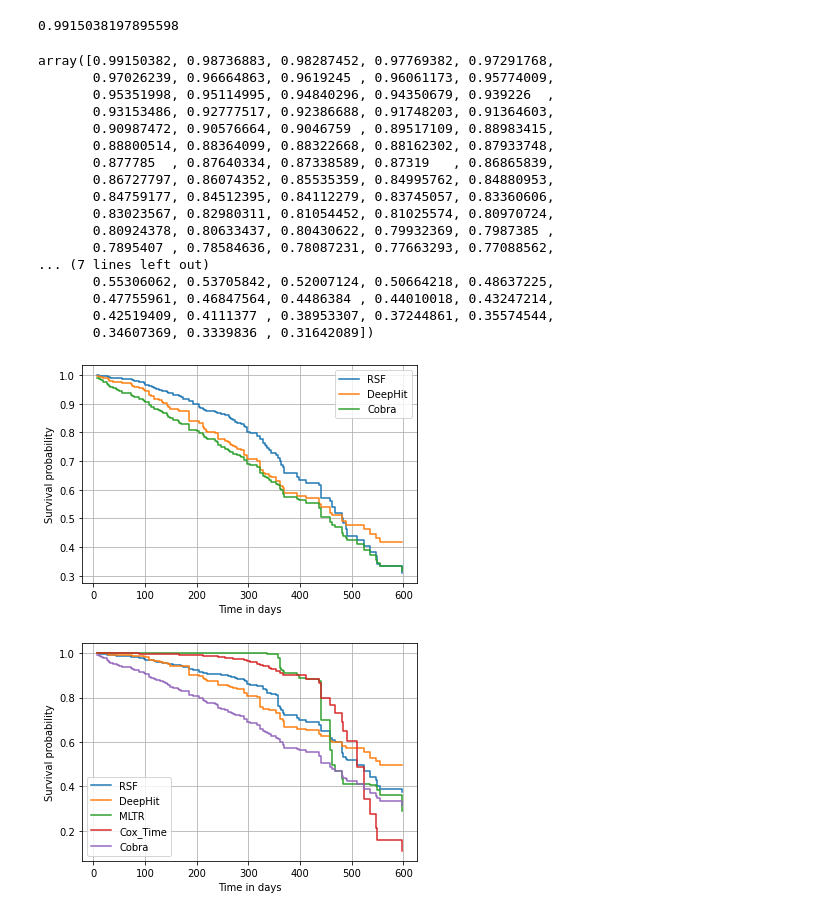
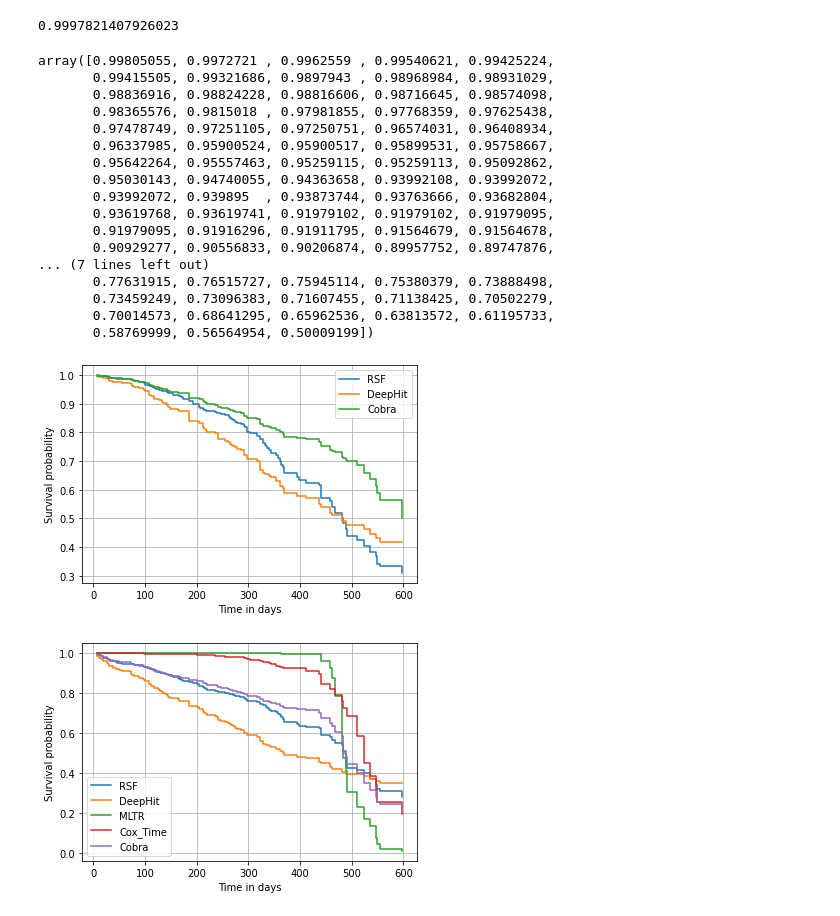
Before and after one commit to aiBotShubham/MA691-Cobra-5, a Jupyter notebook: Cobra Aggregation .ipynb, the cells around one changed output. Drawn from its saved outputs; the diff is of its cells as text; code cells hidden in the pictures.

```diff
--- a/Cobra Aggregation .ipynb
+++ b/Cobra Aggregation .ipynb
@@ -17,7 +17,7 @@ import logging
 import numbers
 # %%
 random_state = 20
-epsilon = 0.1
+epsilon = 0.001
 machine_list = ['RSF','DeepHit','MLTR','Cox_Time']
 n_patients = 312
 # %%
@@ -122,7 +118,7 @@ def get_points(patient_id,time,epsilon, alpha = 4,info = True):
             except (ValueError, TypeError) as e:
                 logger.info("Error in indice selection")
                 continue
-
+#     print(select)
     points = []
 #     # count is the indice number.
     for count in range(0, n_patients):
@@ -131,7 +127,7 @@ def get_points(patient_id,time,epsilon, alpha = 4,info = True):
         for machine in select:
             if count in select[machine]:
                 row_check += 1
-        if row_check <= alpha:
+        if row_check == alpha:
             points.append(count)
 
 #     # if no points are selected, return 0
@@ -148,5 +144,6 @@ def get_points(patient_id,time,epsilon, alpha = 4,info = True):
 
 #     if info:
 #         return avg, points
+#     print('No of Points for patient',patient_id,'==',len(points))
     return points
 # %%
@@ -166,9 +165,9 @@ def agregate(patient_id,time,epsilon, alpha = 4,info = True, test = False):
             print(machine, machine_predictions[machine][patient_id])
     return avg
 # %%
-agregate(0,0,0.001,4,True)
+agregate(5,0,0.001,4,True)
 # %% [output]
-0.9915038197895598
+0.9997821407926023
 # %%
 # Get cobra predictions
 def cobra_surv(patient_id, epsilon, alpha = 4):
@@ -181,23 +181,23 @@ cobra_predictions = cobra_surv(1, 0.001, alpha = 4)
 # %%
 cobra_predictions
 # %% [output]
-array([0.99150382, 0.98736883, 0.98287452, 0.97769382, 0.97291768,
-       0.97026239, 0.96664863, 0.9619245 , 0.96061173, 0.95774009,
-       0.95351998, 0.95114995, 0.94840296, 0.94350679, 0.939226  ,
-       0.93153486, 0.92777517, 0.92386688, 0.91748203, 0.91364603,
-       0.90987472, 0.90576664, 0.9046759 , 0.89517109, 0.88983415,
-       0.88800514, 0.88364099, 0.88322668, 0.88162302, 0.87933748,
-       0.877785  , 0.87640334, 0.87338589, 0.87319   , 0.86865839,
-       0.86727797, 0.86074352, 0.85535359, 0.84995762, 0.84880953,
-       0.84759177, 0.84512395, 0.84112279, 0.83745057, 0.83360606,
-       0.83023567, 0.82980311, 0.81054452, 0.81025574, 0.80970724,
-       0.80924378, 0.80633437, 0.80430622, 0.79932369, 0.7987385 ,
-       0.7895407 , 0.78584636, 0.78087231, 0.77663293, 0.77088562,
+array([0.99805055, 0.9972721 , 0.9962559 , 0.99540621, 0.99425224,
+       0.99415505, 0.99321686, 0.9897943 , 0.98968984, 0.98931029,
+       0.98836916, 0.98824228, 0.98816606, 0.98716645, 0.98574098,
+       0.98365576, 0.9815018 , 0.97981855, 0.97768359, 0.97625438,
+       0.97478749, 0.97251105, 0.97250751, 0.96574031, 0.96408934,
+       0.96337985, 0.95900524, 0.95900517, 0.95899531, 0.95758667,
+       0.95642264, 0.95557463, 0.95259115, 0.95259113, 0.95092862,
+       0.95030143, 0.94740055, 0.94363658, 0.93992108, 0.93992072,
+       0.93992072, 0.939895  , 0.93873744, 0.93763666, 0.93682804,
+       0.93619768, 0.93619741, 0.91979102, 0.91979102, 0.91979095,
+       0.91979095, 0.91916296, 0.91911795, 0.91564679, 0.91564678,
+       0.90929277, 0.90556833, 0.90206874, 0.89957752, 0.89747876,
 ... (7 lines left out)
-       0.55306062, 0.53705842, 0.52007124, 0.50664218, 0.48637225,
-       0.47755961, 0.46847564, 0.4486384 , 0.44010018, 0.43247214,
-       0.42519409, 0.4111377 , 0.38953307, 0.37244861, 0.35574544,
-       0.34607369, 0.3339836 , 0.31642089])
+       0.77631915, 0.76515727, 0.75945114, 0.75380379, 0.73888498,
+       0.73459249, 0.73096383, 0.71607455, 0.71138425, 0.70502279,
+       0.70014573, 0.68641295, 0.65962536, 0.63813572, 0.61195733,
+       0.58769999, 0.56564954, 0.50009199])
 # %%
 import pandas as pd
 import matplotlib.pyplot as plt
@@ -213,7 +213,7 @@ plt.xlabel("Time in days")
 plt.legend()
 plt.grid(True)
 # %% [output]
-[figure, old version]
+[figure, new version]
 # %%
 def cobra_plot(patient_id, epsilon, alpha = 4):
     cobra_predictions = np.zeros(len(event_time))
@@ -229,6 +229,6 @@ def cobra_plot(patient_id, epsilon, alpha = 4):
     plt.legend()
     plt.grid(True)
 # %%
-cobra_plot(5, 0.0001, alpha = 4)
+cobra_plot(43, 0.0001, alpha = 4)
 # %% [output]
-[figure, old version]
+[figure, new version]
```
Also changed, not shown: parts of 7 cells of this notebook, 3 other files.
